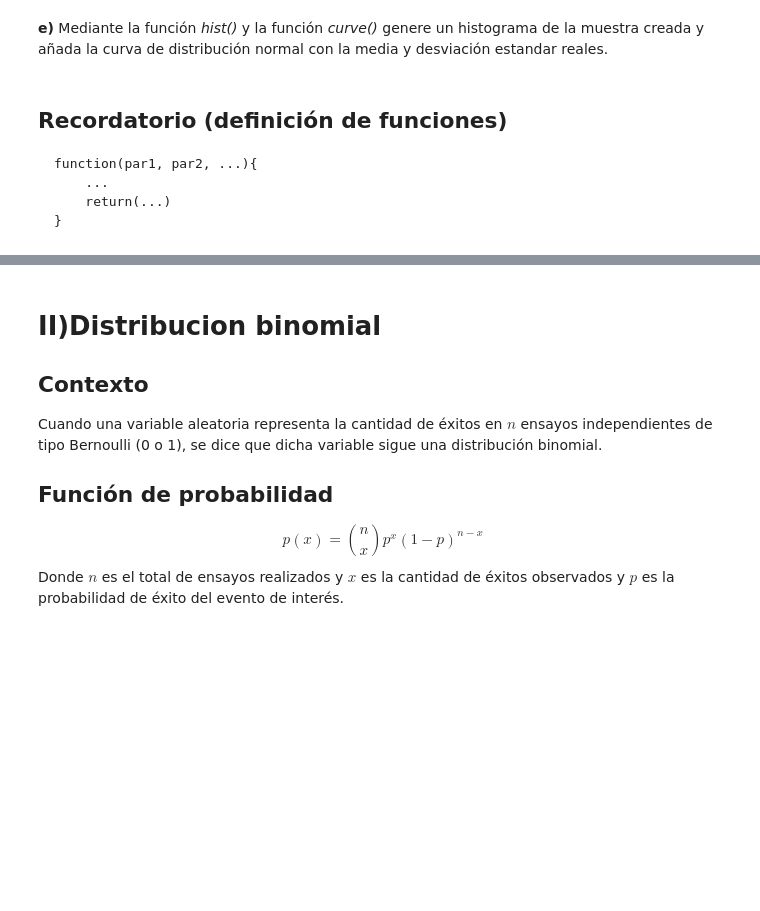
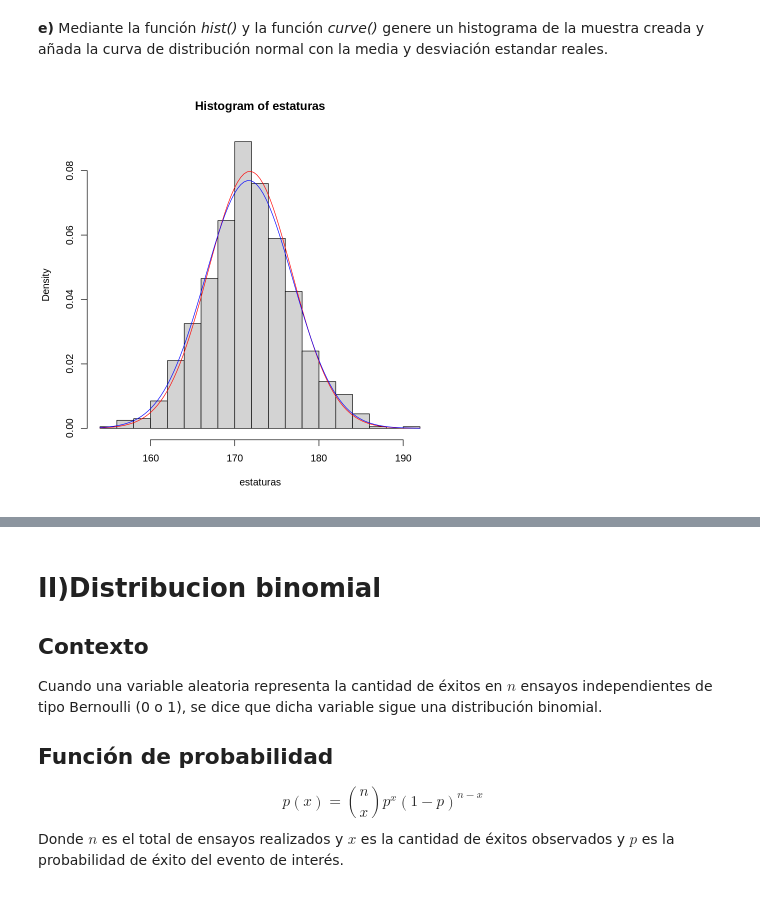
Before and after one commit to majorquev/DBDC_202507_Programacion_en_R_para_ciencia_de_datos, a Jupyter notebook: Clases/Clase8/1_Distribuciones_de_probabilidad_en_r.ipynb, the cells around one changed output, grey strips where cells are left out. Cells and saved outputs as stored; diff of their text form; code cells hidden in the pictures; blank space fills up the shorter version.

````diff
--- a/Clases/Clase8/1_Distribuciones_de_probabilidad_en_r.ipynb
+++ b/Clases/Clase8/1_Distribuciones_de_probabilidad_en_r.ipynb
@@ -85,4 +107,6 @@ menor o igual a 160 cms?
 **d)**  Genere una muestra aleatoria de tamaño 1000 y guárdela en un vector llamado _estaturas_, provenientes de una distribución normal con media 171,8 y desviación estandar igual a 5.
 # %%
 # estaturas
-# set.seed(2020) #semilla
+set.seed(2020) #semilla
+
+estaturas <- rnorm(n = 1000, mean = 171.8, sd = 5)
@@ -95,9 +142,0 @@ menor o igual a 160 cms?
-# %% [markdown]
-## Recordatorio (definición de funciones)
-
-```
-function(par1, par2, ...){
-    ...
-    return(...)
-}
-```
@@ -108,0 +143,7 @@ suma <- function(a,b){
+# %%
+## NOTA
+hist(estaturas, freq = F, breaks = 20)
+curve(dnorm(x,mean = 171.8, sd = 5), add = T, col = "red" )
+curve(dnorm(x,mean = mean(estaturas), sd = sd(estaturas)), add = T, col = "blue" )
+# %% [output]
+[figure, added]
````
Also changed, not shown: parts of 17 cells of this notebook.
